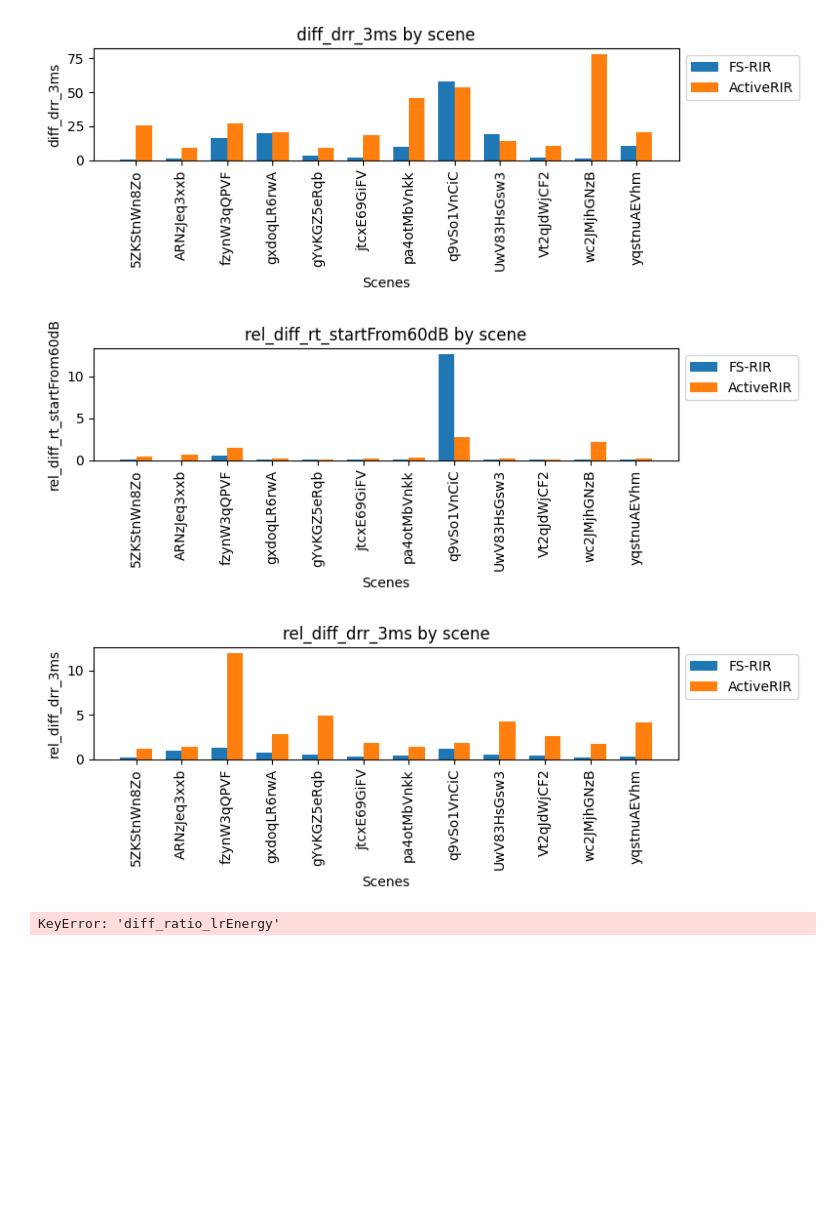
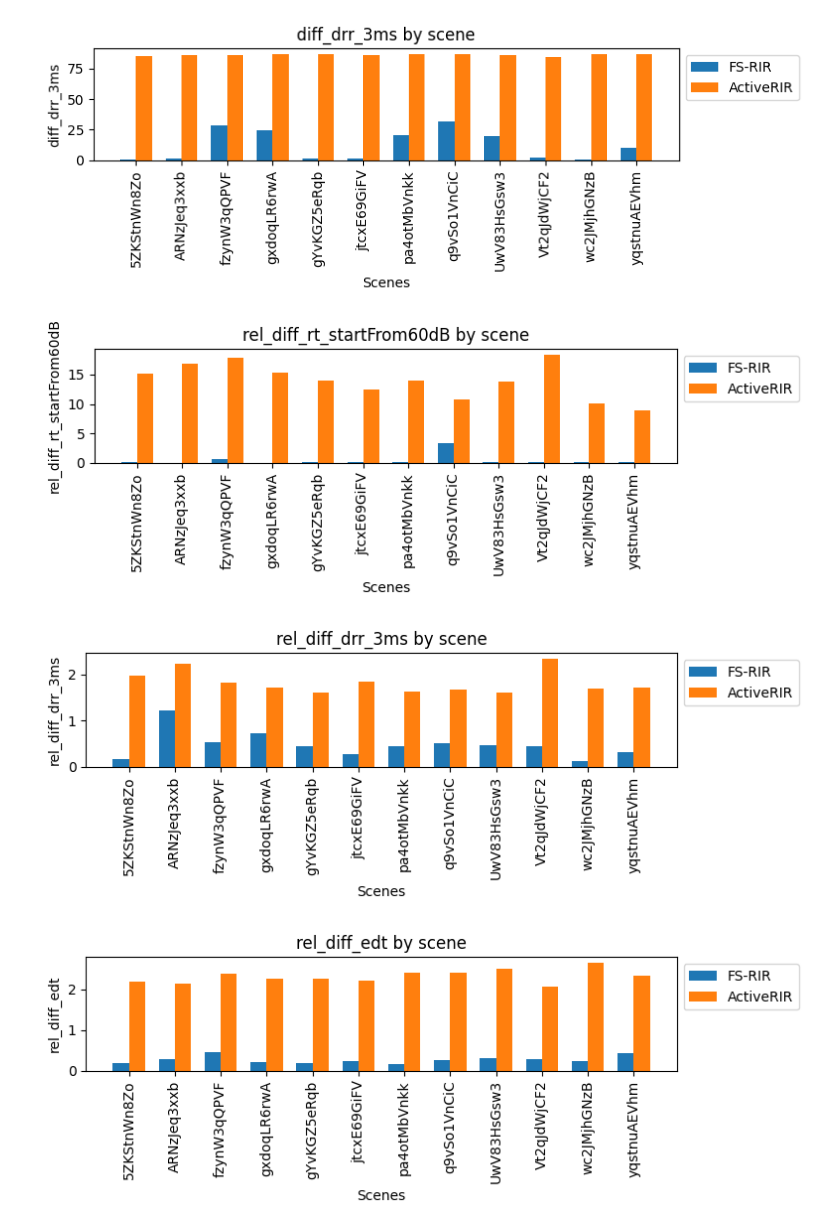
Before and after one commit to arjunrs1/active-rir, a Jupyter notebook: scripts/eval_stats_aggregation/compute_fs_rir_eval_stats.ipynb, the cells around one changed output. Drawn from its saved outputs; the diff is of its cells as text; code cells hidden in the pictures; blank space fills up the shorter version.

Commit message:
modified query loading, trajectory visualizations, etc

```diff
--- a/scripts/eval_stats_aggregation/compute_fs_rir_eval_stats.ipynb
+++ b/scripts/eval_stats_aggregation/compute_fs_rir_eval_stats.ipynb
@@ -13,7 +13,7 @@ runs_eval_path = '/vision/asomaya1/active-rir/runs'
 stats_file_name = 'test_telephone_stats_0.json'
 
 #specify model to run
-run = 'SD_A_1500_early_cooldown'
+run = 'SD_CNA_all_subg_queries'
 
 full_path = os.path.join(runs_eval_path, run, "tb", stats_file_name)
 
@@ -255,22 +189,0 @@ for metric in metrics_to_plot:
-# %%
-import matplotlib.pyplot as plt
-
-for metric in metrics_to_plot:
-    # Extract metric values and standard errors for all scenes
-    metric_values = [average_scene_metrics[scene][metric] for scene in average_scene_metrics]
-    stderr_values = [stderr_scene_metrics[scene][metric] for scene in stderr_scene_metrics]
-    integers = [scene_sizes[scene] for scene in average_scene_metrics]
-
-    sorted_data = sorted(zip(integers, metric_values, stderr_values), key=lambda x: x[0])
-    sorted_integers, sorted_metric_values, sorted_stderr_values = zip(*sorted_data)
-
-    plt.figure(figsize=(4, 3))  # Adjust the figsize if needed
-
-    # Create a line graph with error bars for standard errors
-    plt.errorbar(sorted_integers, sorted_metric_values, yerr=sorted_stderr_values, linestyle='-', marker='o', color='b')
-
-    plt.xlabel('Room size (# nodes)')
-    plt.ylabel(metric)
-    plt.title(f'{metric} vs. Room Size')
-    plt.tight_layout()
-    plt.show()
@@ -375,8 +289,23 @@ test_scene_episode_counts_5k = """
 2023-11-01 00:04:22, INFO: Sampled 2 from yqstnuAEVhm
 """
 
+test_scene_episode_counts_2 = """
+2023-11-01 00:04:22, INFO: Sampled 5 from 5ZKStnWn8Zo
+2023-11-01 00:04:22, INFO: Sampled 5 from ARNzJeq3xxb
+2023-11-01 00:04:22, INFO: Sampled 5 from UwV83HsGsw3
+2023-11-01 00:04:22, INFO: Sampled 5 from Vt2qJdWjCF2
+2023-11-01 00:04:22, INFO: Sampled 5 from fzynW3qQPVF
+2023-11-01 00:04:22, INFO: Sampled 5 from gYvKGZ5eRqb
+2023-11-01 00:04:22, INFO: Sampled 5 from gxdoqLR6rwA
+2023-11-01 00:04:22, INFO: Sampled 4 from jtcxE69GiFV
+2023-11-01 00:04:22, INFO: Sampled 5 from pa4otMbVnkk
+2023-11-01 00:04:22, INFO: Sampled 5 from q9vSo1VnCiC
+2023-11-01 00:04:22, INFO: Sampled 5 from wc2JMjhGNzB
+2023-11-01 00:04:22, INFO: Sampled 2 from yqstnuAEVhm
+"""
+
 # Split the data into lines
-lines = test_scene_episode_counts_5k.strip().split('\n')
+lines = test_scene_episode_counts_2.strip().split('\n')
 
 # Create a dictionary to store the mappings
 test_scene_episode_counts_dict = {}
@@ -512,6 +441,8 @@ import matplotlib.pyplot as plt
 metrics_to_plot = list(scene_statistics[next(iter(scene_statistics))]['metrics'].keys())
 
 for metric in metrics_to_plot:
+    if metric == "diff_ratio_lrEnergy":
+        continue
     metric_values_model1 = [scene_statistics[scene]['metrics'][metric]['mean'] for scene in scenes_to_eval]
     metric_values_model2 = [average_scene_metrics[scene][metric] for scene in scenes_to_eval]
 
@@ -535,7 +466,7 @@ for metric in metrics_to_plot:
-[figure, old version]
+[figure, new version]
-[figure, old version]
+[figure, new version]
-[figure, old version]
+[figure, new version]
-KeyError: 'diff_ratio_lrEnergy'
+[figure, added]
 # %%
 # Calculate test set statistics
 test_set_statistics = {}
```
Also changed, not shown: parts of 16 cells of this notebook, 11 other files.
